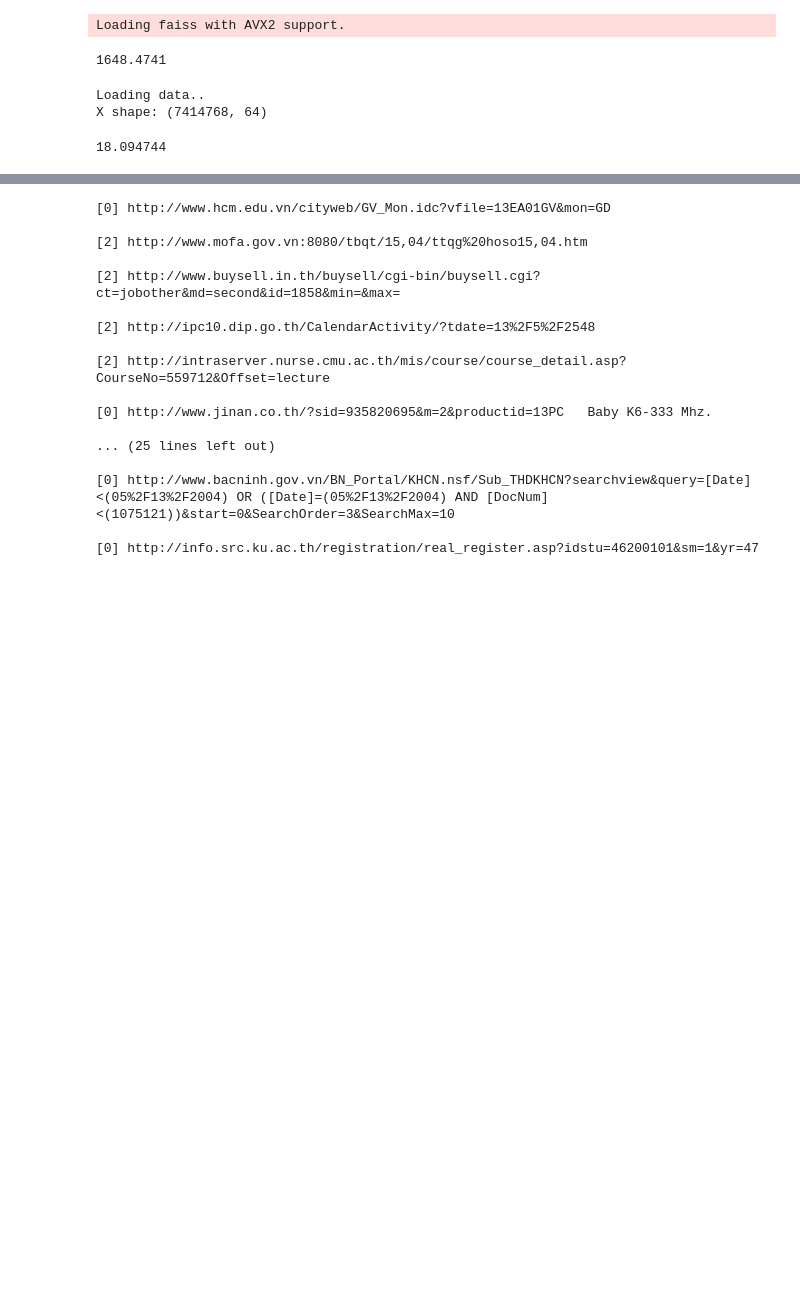
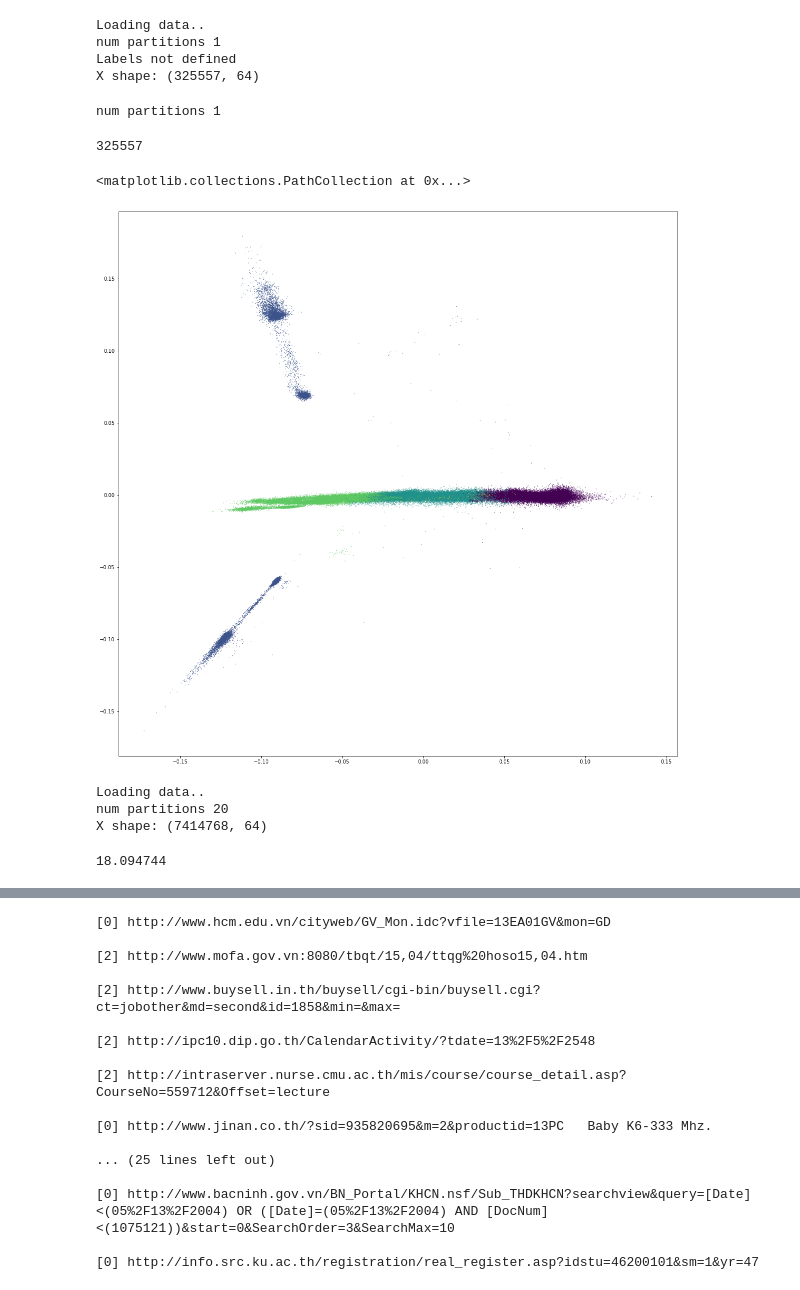
Before and after one commit to Nicolaus93/biggraph, a Jupyter notebook: jupyter/faiss_explore.ipynb, the cells around one changed output, grey strips where cells are left out. Drawn from its saved outputs; the diff is of its cells as text; code cells hidden in the pictures; blank space fills up the shorter version.

```diff
--- a/jupyter/faiss_explore.ipynb
+++ b/jupyter/faiss_explore.ipynb
@@ -1,14 +0,0 @@
-# %%
-import numpy as np
-import faiss
-
-x = np.random.rand(10000, 10).astype("float32")
-ncentroids = 1024
-niter = 20
-verbose = True
-d = x.shape[1]
-kmeans = faiss.Kmeans(d, ncentroids, niter=niter, verbose=verbose)
-kmeans.train(x)
-# %% [output]
-Loading faiss with AVX2 support.
-1648.4741
@@ -14,0 +85,8 @@ Loading faiss with AVX2 support.
+# %%
+X, Y = load_XY("cnr-2000")
+cnr = kmeans(X, 3)
+# %% [output]
+Loading data..
+num partitions 1
+Labels not defined
+X shape: (325557, 64)
@@ -15,7 +102,30 @@ Loading faiss with AVX2 support.
+# %%
+cnr_ent = get_entities_list("cnr-2000")
+len(cnr_ent)
+# %% [output]
+num partitions 1
+325557
+# %%
+def PCA(X, out=2):
+    d = X.shape[1]
+    mat = faiss.PCAMatrix(d, out)
+    mat.train(X)
+    assert mat.is_trained
+    tr = mat.apply_py(X)
+    return tr
+# %%
+cnr_pca = PCA(X)
+# %%
+D, I = cnr.index.search(X, 1)
+# %%
+plt.figure(figsize=(20,20))
+n = int(10e4)
+plt.scatter(cnr_pca[:n, 0], cnr_pca[:n, 1], c=I[:n].flatten(), s=0.1)
+# %% [output]
+<matplotlib.collections.PathCollection at 0x...>
+[figure, added]
 # %%
 from pathlib import Path
-import h5py
-from helper import load_data
 
 basename = "indochina-2004"
 model_path = Path("/data/models") / basename
@@ -23,15 +133,14 @@ print("Loading data..")
 X, Y = load_data(model_path)
 classes = len(np.unique(Y))
 print("X shape: {}".format(X.shape))
+d = X.shape[1]
+ncentroids = 5
+kmeans = faiss.Kmeans(d, ncentroids, niter=50, verbose=verbose)
+kmeans.train(X)
 # %% [output]
 Loading data..
+num partitions 20
 X shape: (7414768, 64)
+18.094744
-# %%
-d = X.shape[1]
-ncentroids = 5
-kmeans = faiss.Kmeans(d, ncentroids, niter=50, verbose=verbose)
-kmeans.train(X)
-# %% [output]
-18.094744
 # %%
 D, I = kmeans.index.search(X, 1)
```
Also changed, not shown: parts of 16 cells of this notebook.
